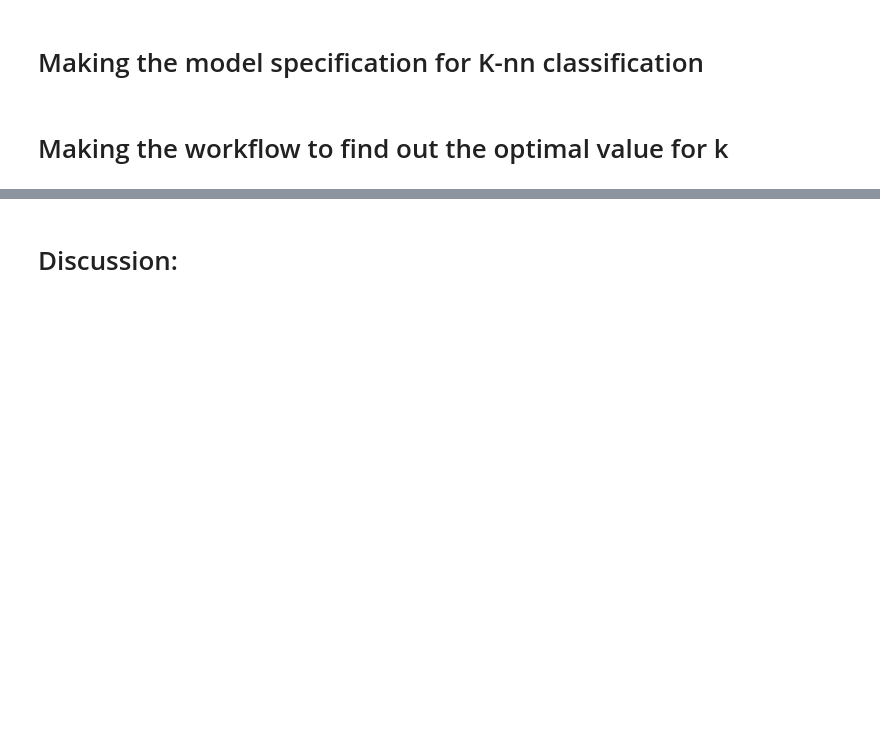
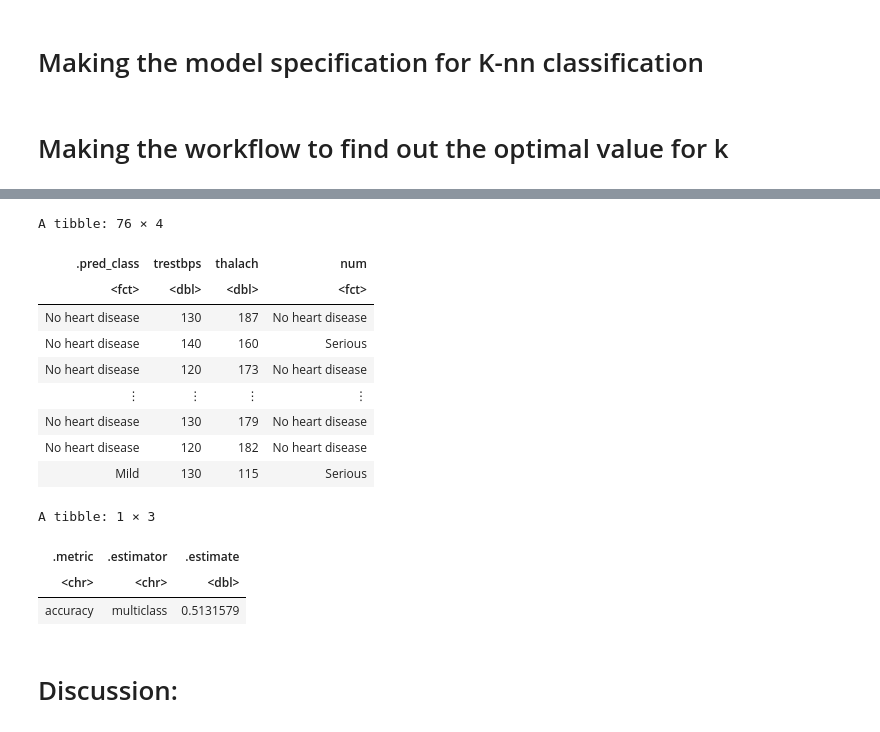
Before and after one commit to Xiaobin215/Billy_project_DSCI100, a Jupyter notebook: Billy's Final Project.ipynb, the cells around one changed output, grey strips where cells are left out. Cells and saved outputs as stored; diff of their text form; code cells hidden in the pictures; blank space fills up the shorter version.

```diff
--- a/Billy's Final Project.ipynb
+++ b/Billy's Final Project.ipynb
@@ -219,3 +260,36 @@ ERROR: Error in parse(text = x, srcfile = src): <text>:11:0: unexpected end of i
+# %%
+new_knn_spec <- nearest_neighbor(weight_func = "rectangular", neighbors = k_best) |>
+    set_engine("kknn") |>
+    set_mode("classification")
+
+knn_best_k <- workflow() |>
+    add_recipe(heart_diagnosis_recipe) |>
+    add_model(new_knn_spec) |>
+    fit(cleveland_train)
+
+
+heart_diagnosis_test_prediction <- predict(knn_best_k, cleveland_test) |>
+                                        bind_cols(cleveland_test)
+heart_diagnosis_test_prediction
+
+heart_diagnosis_test_prediction |>
+  metrics(truth = num, estimate = .pred_class) |>
+  filter(.metric == "accuracy")
+# %% [output]
+A tibble: 76 × 4
+| .pred_class | trestbps | thalach | num |
+| <fct> | <dbl> | <dbl> | <fct> |
+| No heart disease | 130 | 187 | No heart disease |
+| No heart disease | 140 | 160 | Serious |
+| No heart disease | 120 | 173 | No heart disease |
+| ⋮ | ⋮ | ⋮ | ⋮ |
+| No heart disease | 130 | 179 | No heart disease |
+| No heart disease | 120 | 182 | No heart disease |
+| Mild | 130 | 115 | Serious |
+A tibble: 1 × 3
+| .metric | .estimator | .estimate |
+| <chr> | <chr> | <dbl> |
+| accuracy | multiclass | 0.5131579 |
 # %% [markdown]
 # Discussion:
 # %% [markdown]
```
Also changed, not shown: parts of 11 cells of this notebook.
